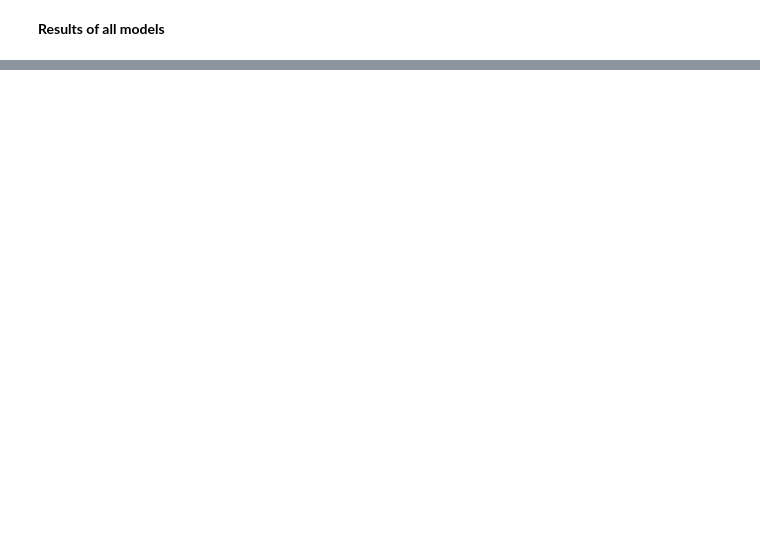
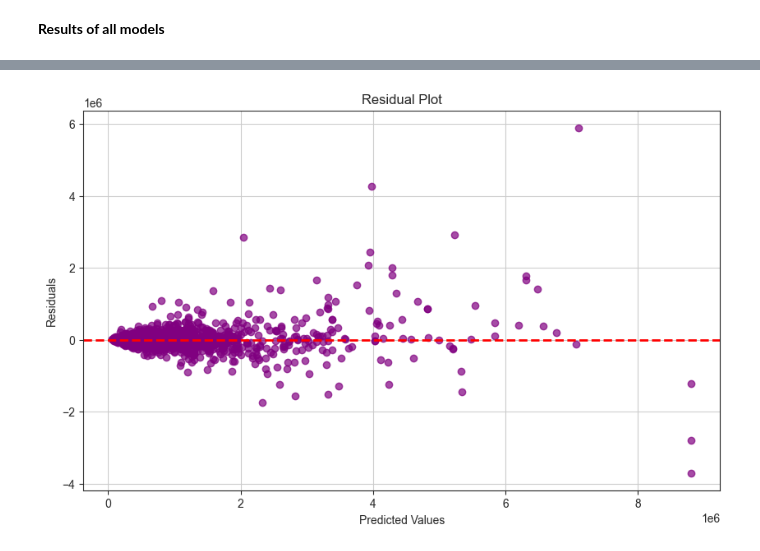
Before and after one commit to RohitKrish46/car-price-predictor, a Jupyter notebook: Feature_engineering.ipynb, the cells around one changed output, grey strips where cells are left out. Cells and saved outputs as stored; diff of their text form; code cells hidden in the pictures; blank space fills up the shorter version.

```diff
--- a/Feature_engineering.ipynb
+++ b/Feature_engineering.ipynb
@@ -402,0 +401,6 @@ pd.DataFrame(list(zip(model_list, r2_list)), columns=["Model Name", "R2 Score"])
+# %%
+# Models list for Hyperparameter tuning
+randomcv_models = [('GB', GradientBoostingRegressor(), gb_params),
+                   ('KNN', KNeighborsRegressor(), knn_params),
+                   ("RF", RandomForestRegressor(), rf_params)
+                   ]
@@ -402,0 +506,16 @@ pd.DataFrame(list(zip(model_list, r2_list)), columns=["Model Name", "R2 Score"])
+# %%
+best_model = random.best_estimator_
+print(best_model)
+# Final predictions
+final_predictions = best_model.predict(X_test)
+
+mae = mean_absolute_error(y_test, final_predictions)
+mse = mean_squared_error(y_test, final_predictions)
+rmse = np.sqrt(mse)
+r2 = r2_score(y_test, final_predictions)
+
+# print final metrics
+print(f"Mean Absolute Error (MAE): {mae:.2f}")
+print(f"Mean Squared Error (MSE): {mse:.2f}")
+print(f"Root Mean Squared Error (RMSE): {rmse:.2f}")
+print(f"R-squared (R2): {r2:.2f}")
@@ -402,0 +545,15 @@ pd.DataFrame(list(zip(model_list, r2_list)), columns=["Model Name", "R2 Score"])
+# %%
+# Calculate residuals
+residuals = y_test - final_predictions
+
+# Residual plot
+plt.figure(figsize=(10, 6))
+plt.scatter(final_predictions, residuals, alpha=0.7, color='purple')
+plt.axhline(0, color='red', linestyle='--', linewidth=2)
+plt.xlabel('Predicted Values')
+plt.ylabel('Residuals')
+plt.title('Residual Plot')
+plt.grid(True)
+plt.show()
+# %% [output]
+[figure, added]
```
Also changed, not shown: parts of 18 cells of this notebook, 1 other file.
